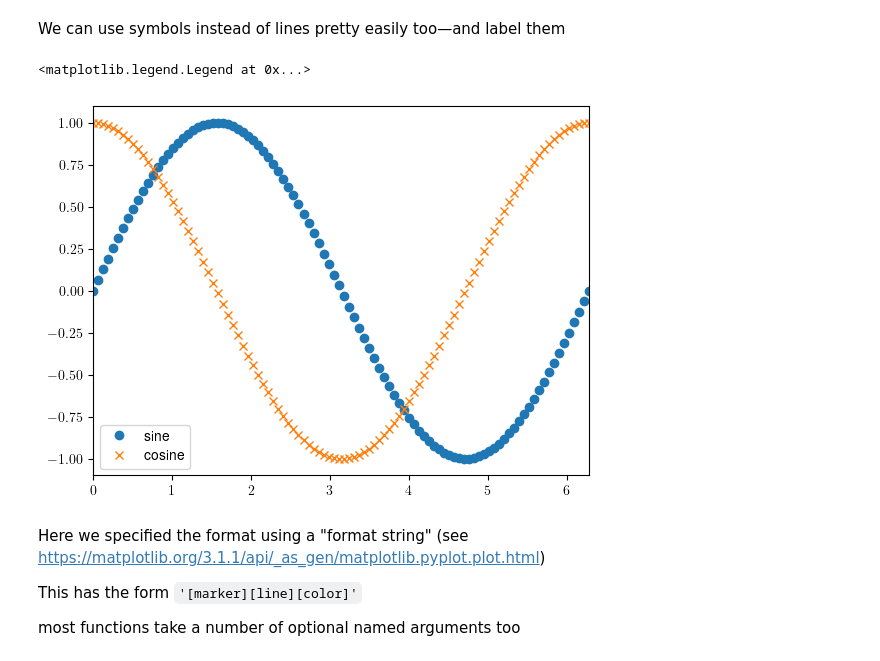
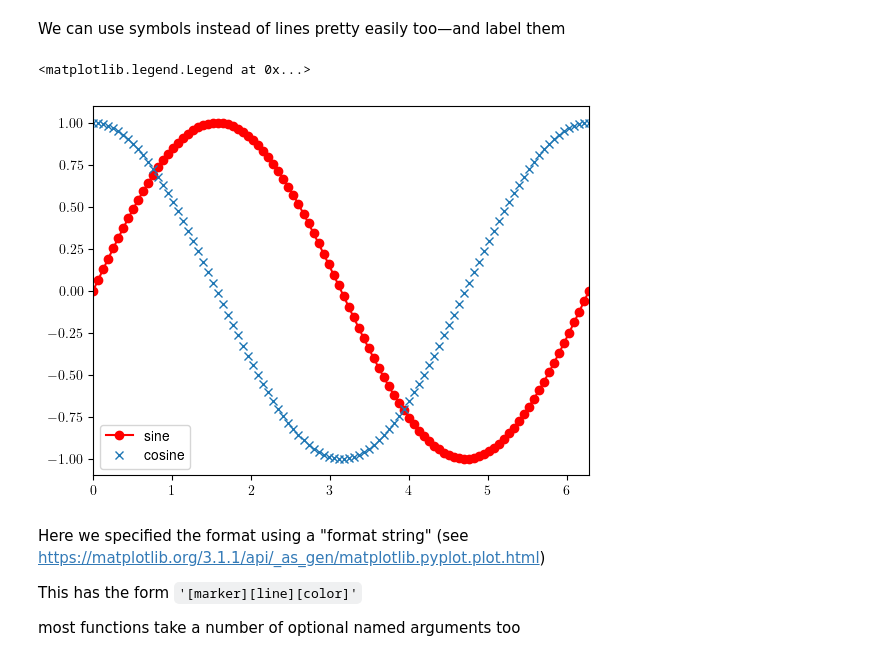
Before and after one commit to dgerosa/scientificcomputing_bicocca_2024, a Jupyter notebook: lectures/L03_matplotlib.ipynb, the cells around one changed output. Drawn from its saved outputs; the diff is of its cells as text; code cells hidden in the pictures.

```diff
--- a/lectures/L03_matplotlib.ipynb
+++ b/lectures/L03_matplotlib.ipynb
@@ -161,13 +161,13 @@ We can use symbols instead of lines pretty easily too&mdash;and label them
 # %%
 fig = plt.figure()
 ax = fig.add_subplot(111)
-ax.plot(x, np.sin(x), "o", label="sine")
+ax.plot(x, np.sin(x), "o-r", label="sine")
 ax.plot(x, np.cos(x), "x", label="cosine")
 ax.set_xlim(0.0, 2.0*np.pi)
 ax.legend()
 # %% [output]
 <matplotlib.legend.Legend at 0x...>
-[figure, old version]
+[figure, new version]
 # %% [markdown]
 Here we specified the format using a "format string" (see https://matplotlib.org/3.1.1/api/_as_gen/matplotlib.pyplot.plot.html)
 
```
Also changed, not shown: parts of 4 cells of this notebook.
